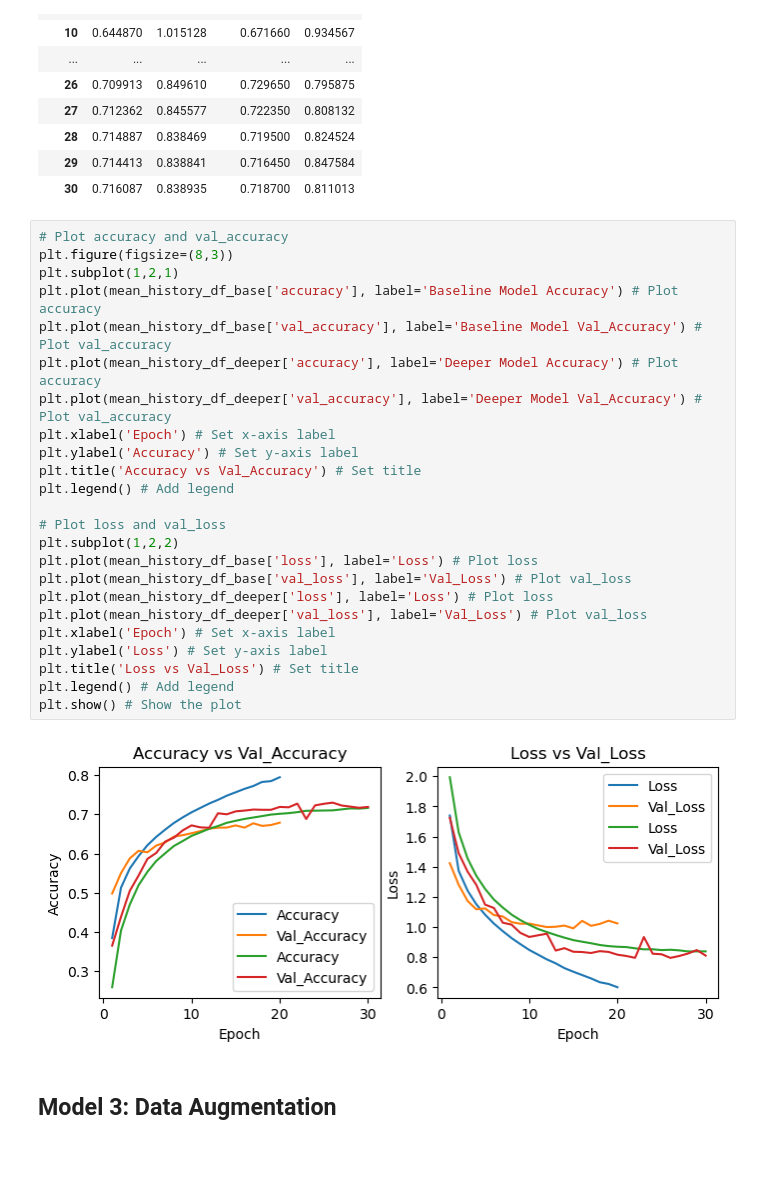
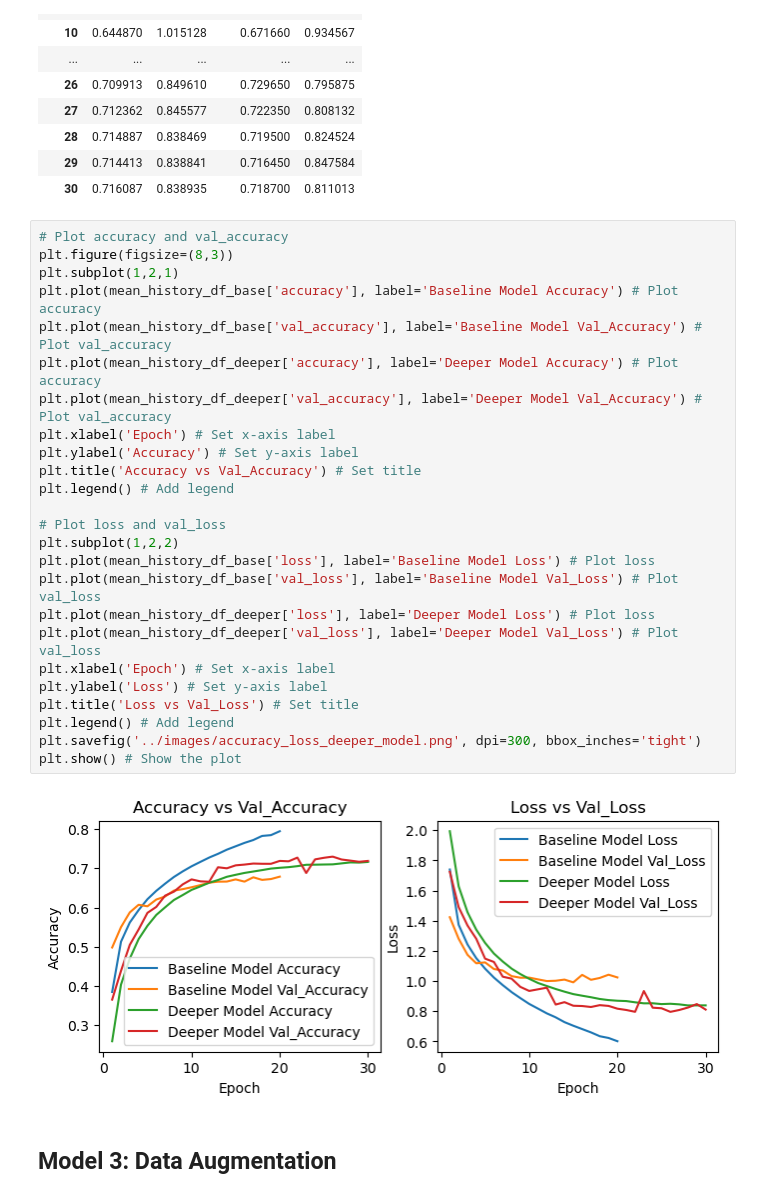
Before and after one commit to mm849/Computer-Vision-Classification, a Jupyter notebook: notebooks/trial3.ipynb, the cells around one changed output. Saved outputs shown, nothing was run; the diff lists cells and outputs as text; blank space fills up the shorter version.

```diff
--- a/notebooks/trial3.ipynb
+++ b/notebooks/trial3.ipynb
@@ -659,29 +659,30 @@ mean_history_df_deeper
 # %%
 # Plot accuracy and val_accuracy
 plt.figure(figsize=(8,3))
 plt.subplot(1,2,1)
 plt.plot(mean_history_df_base['accuracy'], label='Baseline Model Accuracy') # Plot accuracy
 plt.plot(mean_history_df_base['val_accuracy'], label='Baseline Model Val_Accuracy') # Plot val_accuracy
 plt.plot(mean_history_df_deeper['accuracy'], label='Deeper Model Accuracy') # Plot accuracy
 plt.plot(mean_history_df_deeper['val_accuracy'], label='Deeper Model Val_Accuracy') # Plot val_accuracy
 plt.xlabel('Epoch') # Set x-axis label
 plt.ylabel('Accuracy') # Set y-axis label
 plt.title('Accuracy vs Val_Accuracy') # Set title
 plt.legend() # Add legend
 
 # Plot loss and val_loss
 plt.subplot(1,2,2)
-plt.plot(mean_history_df_base['loss'], label='Loss') # Plot loss
-plt.plot(mean_history_df_base['val_loss'], label='Val_Loss') # Plot val_loss
-plt.plot(mean_history_df_deeper['loss'], label='Loss') # Plot loss
-plt.plot(mean_history_df_deeper['val_loss'], label='Val_Loss') # Plot val_loss
+plt.plot(mean_history_df_base['loss'], label='Baseline Model Loss') # Plot loss
+plt.plot(mean_history_df_base['val_loss'], label='Baseline Model Val_Loss') # Plot val_loss
+plt.plot(mean_history_df_deeper['loss'], label='Deeper Model Loss') # Plot loss
+plt.plot(mean_history_df_deeper['val_loss'], label='Deeper Model Val_Loss') # Plot val_loss
 plt.xlabel('Epoch') # Set x-axis label
 plt.ylabel('Loss') # Set y-axis label
 plt.title('Loss vs Val_Loss') # Set title
 plt.legend() # Add legend
+plt.savefig('../images/accuracy_loss_deeper_model.png', dpi=300, bbox_inches='tight')
 plt.show() # Show the plot
 # %% [output]
-[figure, old version]
+[figure, new version]
 # %% [markdown]
 ## Model 3: Data Augmentation
 # %%
```
Also changed, not shown: parts of 4 cells of this notebook, 2 other files.
